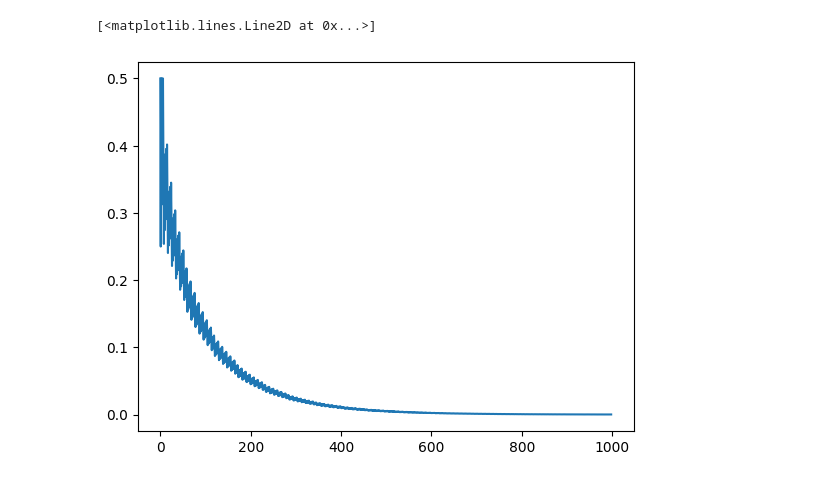
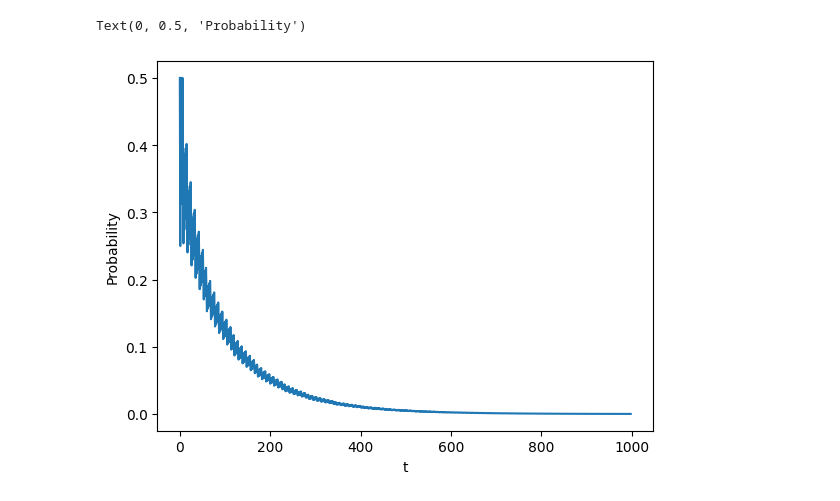
Before and after one commit to eadains/PythonBlogNotebooks, a Jupyter notebook: ergodicity_breaking.ipynb, the cells around one changed output. Drawn from its saved outputs; the diff is of its cells as text; code cells hidden in the pictures.

```diff
--- a/ergodicity_breaking.ipynb
+++ b/ergodicity_breaking.ipynb
@@ -45,8 +106,10 @@ plt.yscale("log")
 # %%
-def W_BE(t, G, L):
+def w_BE(t, G, L):
     return -t * np.log(1 + L) / (np.log(1 + G) - np.log(1 + L))
+
+plt.plot([1 - stats.binom.cdf(k=w_BE(n, G, L), n=n, p=p) for n in range(1, 1000)])
+plt.xlabel("t")
+plt.ylabel("Probability")
+# %% [output]
+Text(0, 0.5, 'Probability')
+[figure, added]
-# %%
-plt.plot([1 - stats.binom.cdf(k=W_BE(n, G, L), n=n, p=p) for n in range(1, 1000)])
-# %% [output]
-[<matplotlib.lines.Line2D at 0x...>]
-[figure, removed]
```
Also changed, not shown: parts of 34 cells of this notebook.
